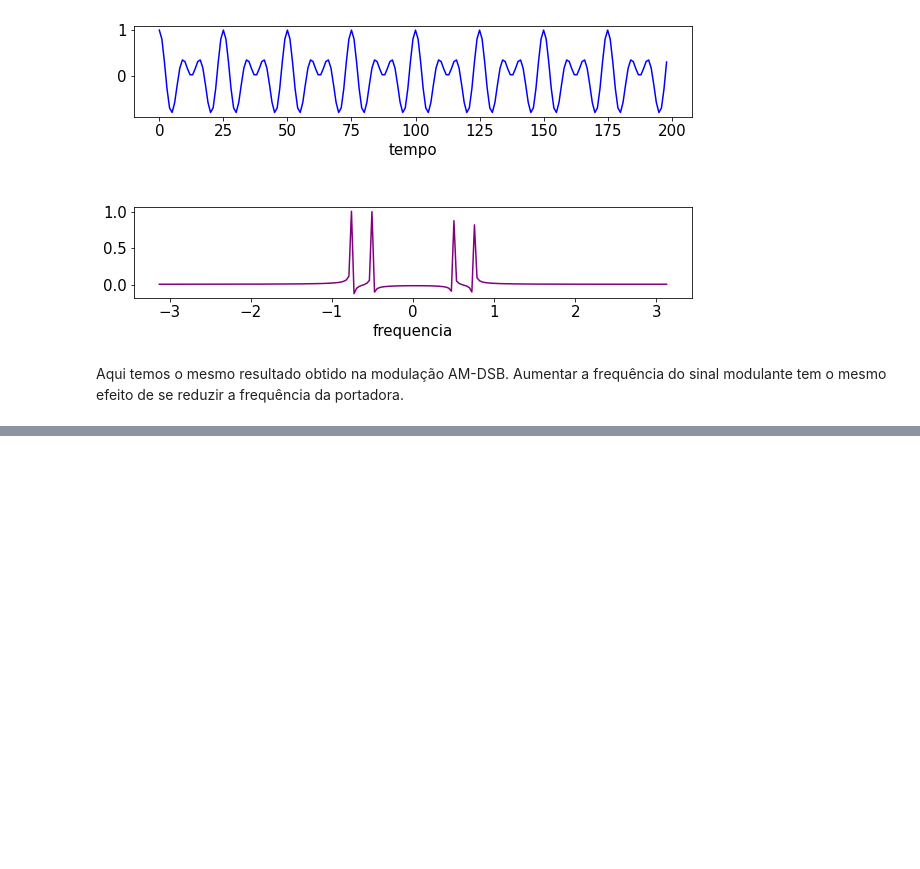
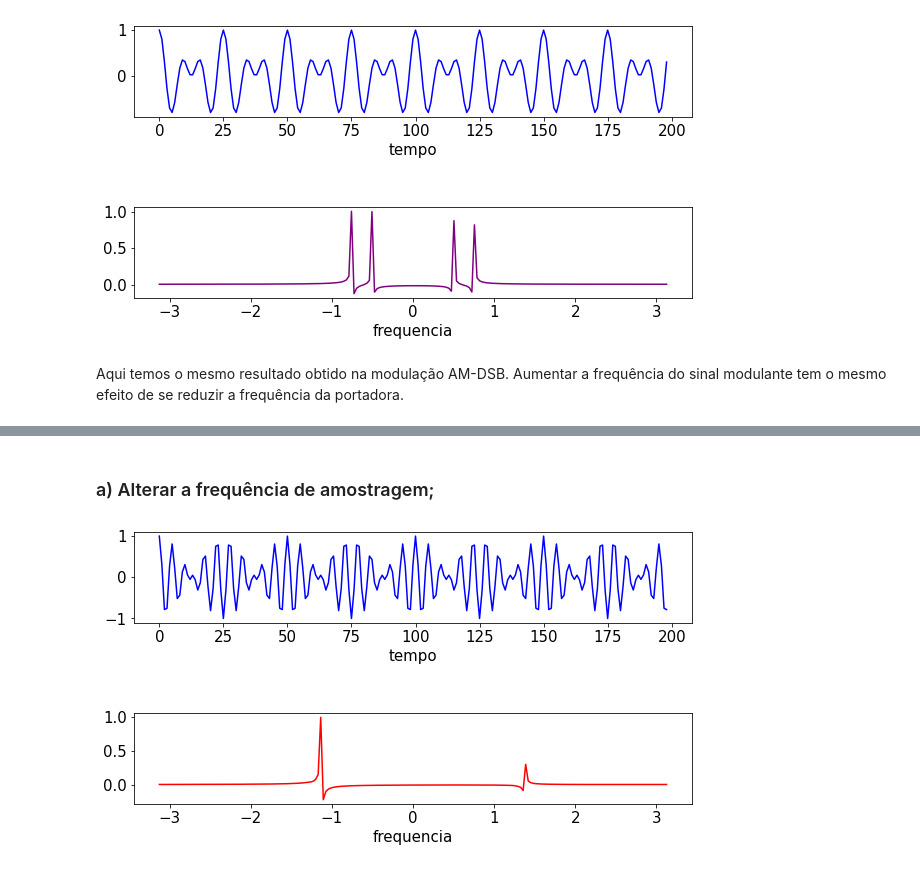
Before and after one commit to leogargitter/fundamentos-comunicacao, a Jupyter notebook: relatório 2.ipynb, the cells around one changed output, grey strips where cells are left out. Drawn from its saved outputs; the diff is of its cells as text; code cells hidden in the pictures; blank space fills up the shorter version.

```diff
--- a/relatório 2.ipynb
+++ b/relatório 2.ipynb
@@ -326,0 +369,33 @@ Aqui temos o mesmo resultado obtido na modulação AM-DSB. Aumentar a frequênci
+# %%
+def am_ssb(A_c,f_c,A_m,f_m,t):
+    ct = A_c*cos(2*pi*f_c*t)
+    mt = A_m*cos(2*pi*f_m*t)
+    mt = hilbert(mt)
+    st = mt*ct
+
+    subplot(2,1,1)
+    plot(st, color="b")
+    xlabel('tempo')
+
+    yf = fftshift(fft(st))
+    xf = fftshift(fftfreq(len(yf)) * 2 * pi)
+
+    subplot(2,1,2)
+    plot(xf,yf/max(yf), color="r")
+    xlabel('frequencia')
+
+    subplots_adjust(hspace=1)
+    rc('font', size=15)
+    fig = gcf()
+    fig.set_size_inches(10,5)
+# %% [markdown]
+### a) Alterar a frequência de amostragem;
+# %%
+f_s = f_c * 5
+T_s = 1/f_s
+
+t = arange(0, T - T_s, T_s)
+
+am_ssb(A_c,f_c,A_m,f_m,t)
+# %% [output]
+[figure, added]
```
Also changed, not shown: parts of 17 cells of this notebook, 1 other file.
